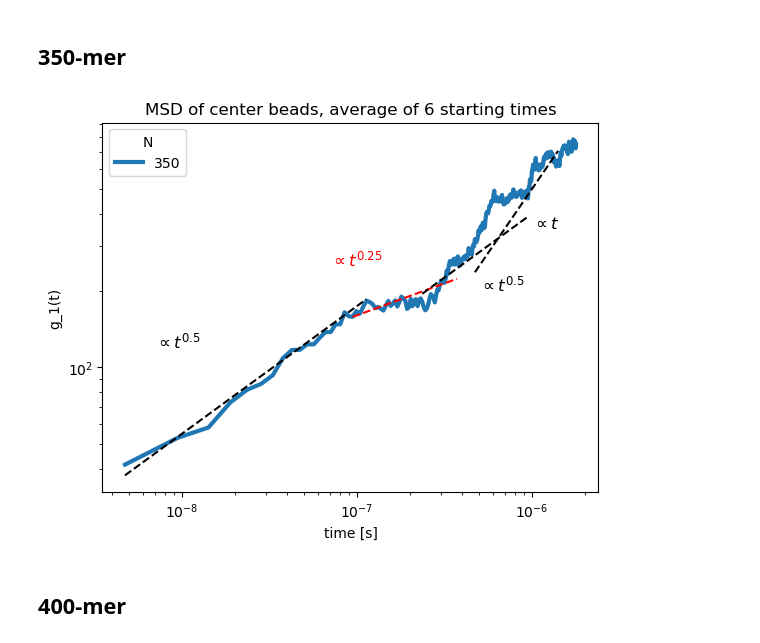
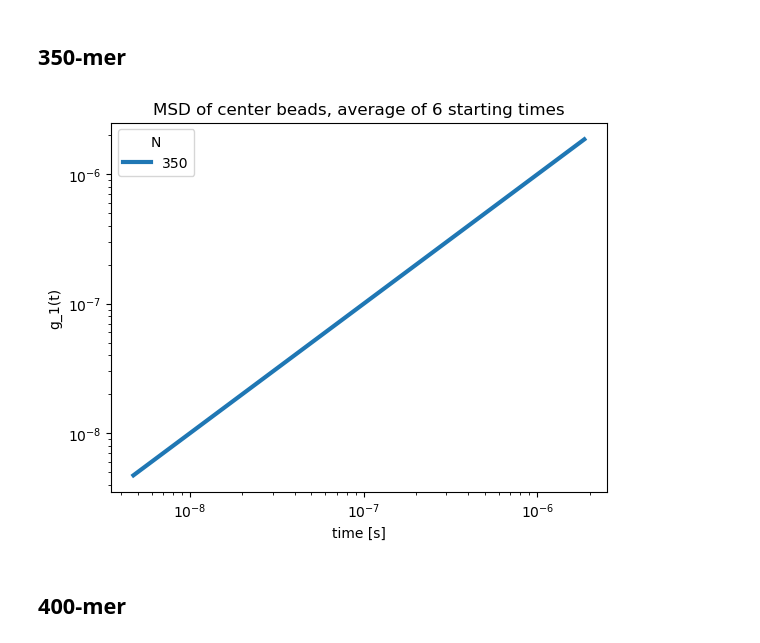
Before and after one commit to StephMcCallum/Entanglements, a Jupyter notebook: notebooks/n-mer sigma.ipynb, the cells around one changed output. Drawn from its saved outputs; the diff is of its cells as text; code cells hidden in the pictures.

```diff
--- a/notebooks/n-mer sigma.ipynb
+++ b/notebooks/n-mer sigma.ipynb
@@ -8,13 +54,19 @@ project = signac.get_project("/home/stephaniemccallu/scratch/Entanglements")
 # %% [markdown]
 ## 65-mer
 # %%
+from scipy.optimize import curve_fit
+# Define the exponential function to fit
+def exp_func(x, a, b):
+    return a * np.exp(b * x)
+
 for length, jobs in project.find_jobs().groupby("doc.lengths"):
     for job in jobs:
         if length == 350:
-            time = np.load(job.fn("msd_time_bs_50_400.npy"))
+            x = np.load(job.fn("msd_time_bs_50_400.npy"))
             print(len(time))
-            msd_nm_5 = np.load(job.fn("msd_data_reduced_bs_50_400.npy"))
-            plt.plot(time[1:], msd_nm_5[1:], linewidth=3, label=length)
+            y = np.load(job.fn("msd_data_reduced_bs_50_400.npy"))
+            plt.plot(x[10:], y[10:], linewidth=3, label=length)
+
 
 plt.plot(
     time[10:100],
@@ -27,7 +79,7 @@ plt.plot(
 plt.plot(
     time[50:160],
     time[50:160]**(0.25) * 15e3,
-    color="black",
+    color="red",
     linestyle=":",
     linewidth = 2
 )
@@ -38,9 +90,9 @@ plt.plot(
     linestyle="-.",
     linewidth = 2
 )
-plt.text(0.7e-7, 100, "$\propto t^{0.6}$",fontsize=12, color="black")
-plt.text(3e-7, 250, "$\propto t^{0.25}$",fontsize=12, color="black")
-plt.text(10e-7, 350, "$\propto t$",fontsize=12, color="black")
+plt.text(1e-7, 120, "$\propto t^{0.6}$",fontsize=14, color="black")
+plt.text(3e-7, 250, "$\propto t^{0.25}$",fontsize=14, color="red")
+plt.text(10e-7, 350, "$\propto t$",fontsize=14, color="black")
 
 
 plt.xscale("log")
@@ -51,5 +103,6 @@ plt.xticks(fontsize=12)
 plt.yticks(fontsize=12)
 plt.legend(title="N",fontsize=12)
 plt.title("MSD of center beads, average of 50 starting times")
+plt.savefig("350MSD.jpg")
 # %% [output]
 397
@@ -312,50 +364,50 @@ Text(0.5, 1.0, 'MSD of center beads, average of 3 starting times')
 for length, jobs in project.find_jobs({"doc.sampled":True}).groupby("doc.lengths"):
     for job in jobs:
         if length == 350:
-            time = np.load(job.fn("msd_time_bs_6_20.npy"))
-            msd_nm_5 = np.load(job.fn("msd_data_reduced_bs_6_20.npy"))
+            time = np.load(job.fn("msd_time_bs_50_400.npy"))
+            msd_nm_5 = np.load(job.fn("msd_time_bs_50_400.npy"))
             plt.plot(time[1:], msd_nm_5[1:], linewidth=3, label=length)
-
+'''
 plt.plot(
     time[1:25],
-    time[1:25]**(0.5) * 5.5e5,
+    time[1:25]**(0.5) * 5.5e4,
     color="black",
     linestyle="--"
 )
 
 plt.plot(
     time[20:80],
-    time[20:80]**(0.25) * 9e3,
+    time[20:80]**(0.25) * 9e2,
     color="red",
     linestyle="--"
 )
 
 plt.plot(
     time[50:200],
-    time[50:200]**(0.5) * 4e5,
+    time[50:200]**(0.5) * 4e4,
     color="black",
     linestyle="--"
 )
 plt.plot(
     time[100:300],
-    time[100:300] * 5e8,
+    time[100:300] * 5e7,
     color="black",
     linestyle="--"
 )
-plt.text(0.7e-8, 120, "$\propto t^{0.5}$",fontsize=12, color="black")
-plt.text(0.7e-7, 250, "$\propto t^{0.25}$",fontsize=12, color="red")
-plt.text(5e-7, 200, "$\propto t^{0.5}$",fontsize=12, color="black")
-plt.text(1e-6, 350, "$\propto t$",fontsize=12, color="black")
-
+#plt.text(0.7e-8, 120, "$\propto t^{0.5}$",fontsize=12, color="black")
+#plt.text(0.7e-7, 250, "$\propto t^{0.25}$",fontsize=12, color="red")
+#plt.text(5e-7, 200, "$\propto t^{0.5}$",fontsize=12, color="black")
+#plt.text(1e-6, 350, "$\propto t$",fontsize=12, color="black")
+'''
 plt.xscale("log")
 plt.yscale("log")
 plt.xlabel("time [s]")
 plt.ylabel("g_1(t)")
 plt.legend(title="N")
 plt.title("MSD of center beads, average of 6 starting times")
 plt.savefig("350 MSD plot.png")
 # %% [output]
-[figure, old version]
+[figure, new version]
 # %% [markdown]
 ## 400-mer
 # %%
```
Also changed, not shown: parts of 4 cells of this notebook, 1 other file.
